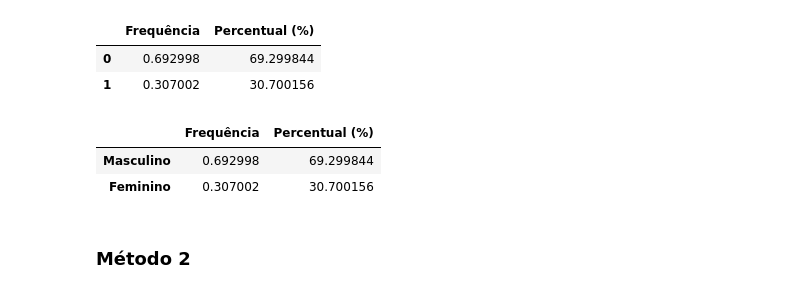
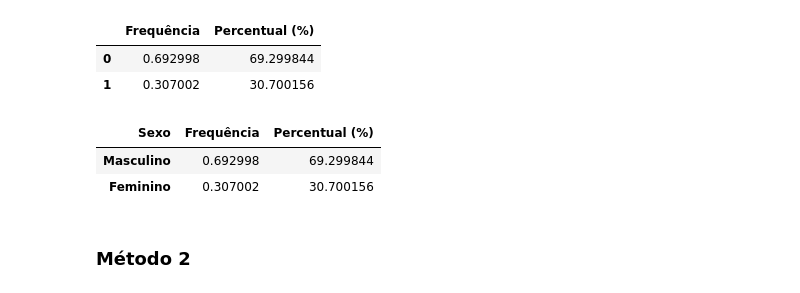
Before and after one commit to bernardogoltz/datascience-python-estatistica, a Jupyter notebook: Curso_de_Estatística_Parte_1.ipynb, the cells around one changed output. Saved outputs shown, nothing was run; the diff lists cells and outputs as text; code cells hidden in the pictures.

```diff
--- a/Curso_de_Estatística_Parte_1.ipynb
+++ b/Curso_de_Estatística_Parte_1.ipynb
@@ -251,9 +251,10 @@ dist_freq_qualitativas
 | 1 | 0.307002 | 30.700156 |
 # %%
 dist_freq_qualitativas.rename(index = {0:'Masculino' , 1:'Feminino'}, inplace = True)
+dist_freq_qualitativas.rename_axis('Sexo' , axis = 'columns' , inplace = True)
 dist_freq_qualitativas
 # %% [output]
-|  | Frequência | Percentual (%) |
+| Sexo | Frequência | Percentual (%) |
 | Masculino | 0.692998 | 69.299844 |
 | Feminino | 0.307002 | 30.700156 |
 # %% [markdown]
```
Also changed, not shown: parts of 5 cells of this notebook.
